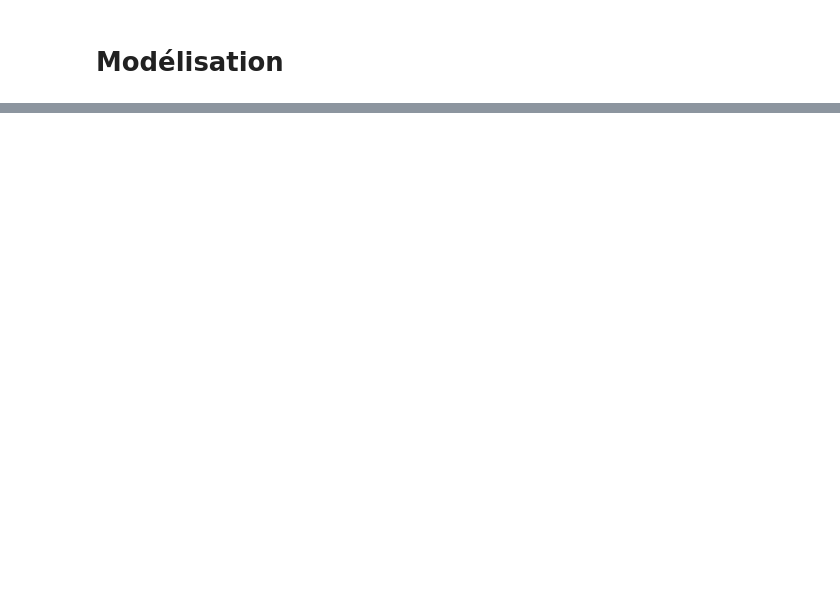
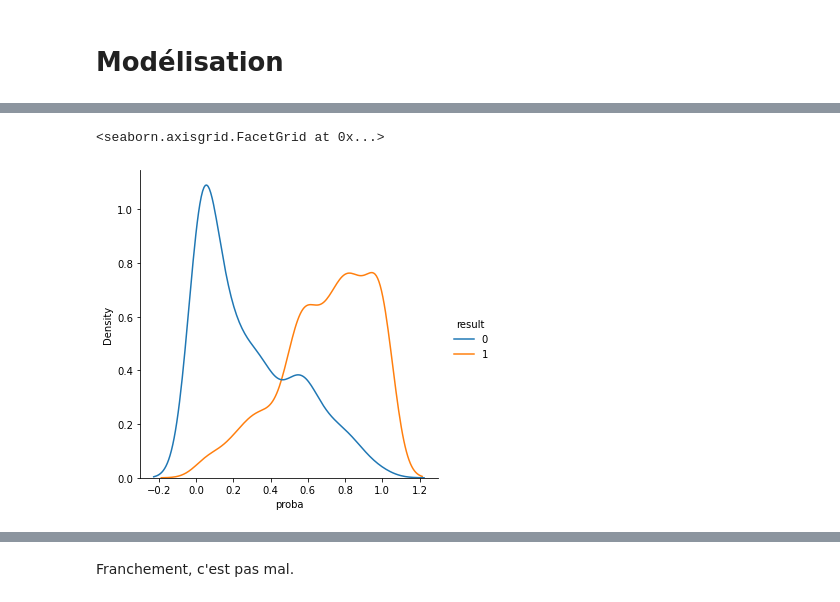
Before and after one commit to dataforgoodfr/offseason_missiontransition_simulateur, a Jupyter notebook: notebooks/score_pertinence.ipynb, the cells around one changed output, grey strips where cells are left out. Drawn from its saved outputs; the diff is of its cells as text; code cells hidden in the pictures; blank space fills up the shorter version.

```diff
--- a/notebooks/score_pertinence.ipynb
+++ b/notebooks/score_pertinence.ipynb
@@ -169,0 +298,5 @@ for feature, value in natural_features:
+# %%
+from sklearn.ensemble import GradientBoostingClassifier
+
+gbc = GradientBoostingClassifier(random_state=42)
+gbc.fit(X_train, y_train)
@@ -169,0 +330,5 @@ for feature, value in natural_features:
+# %%
+from sklearn.neural_network import MLPClassifier
+
+mlpc = MLPClassifier(hidden_layer_sizes=(10, 256, 10), max_iter=500, random_state=42)
+mlpc.fit(X_train, y_train)
@@ -169,0 +396,6 @@ for feature, value in natural_features:
+# %%
+df_mlp = pd.DataFrame(dict(result=df_1["result"], proba=mlpc.predict_proba(X)[:, 1]))
+sns.displot(data=df_mlp, x="proba", hue="result", kind="kde")
+# %% [output]
+<seaborn.axisgrid.FacetGrid at 0x...>
+[figure, added]
@@ -169,0 +403,2 @@ for feature, value in natural_features:
+# %% [markdown]
+Franchement, c'est pas mal.
```
Also changed, not shown: parts of 64 cells of this notebook.
